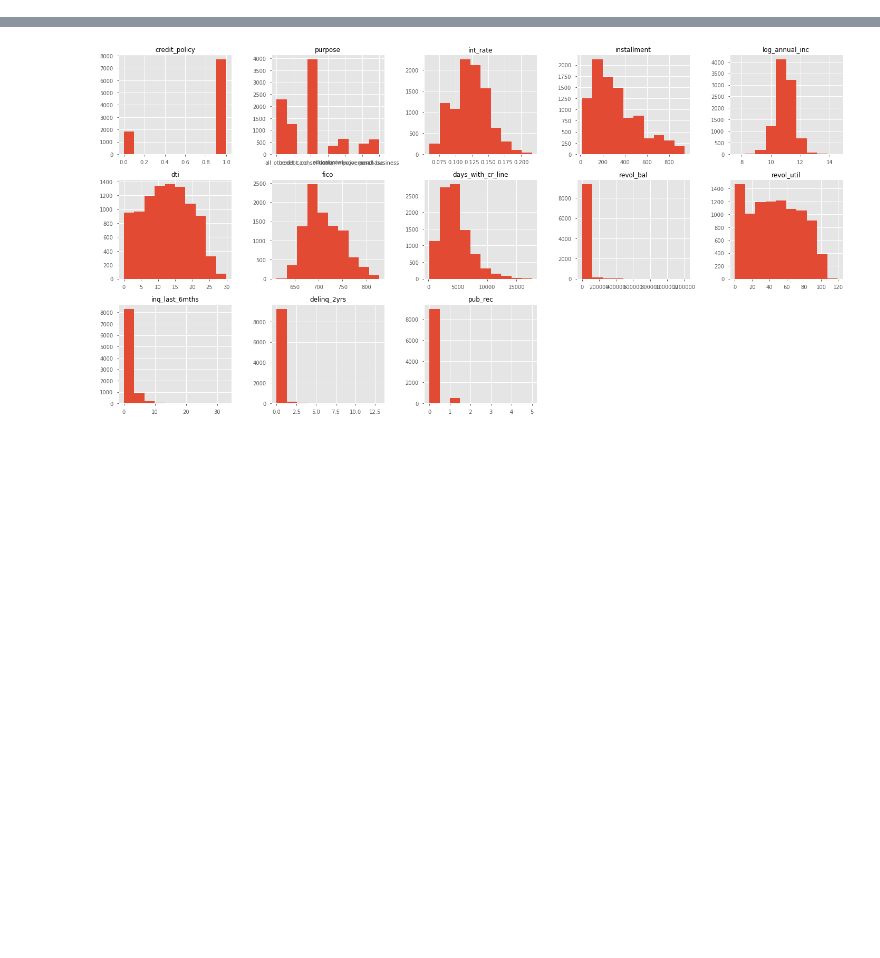
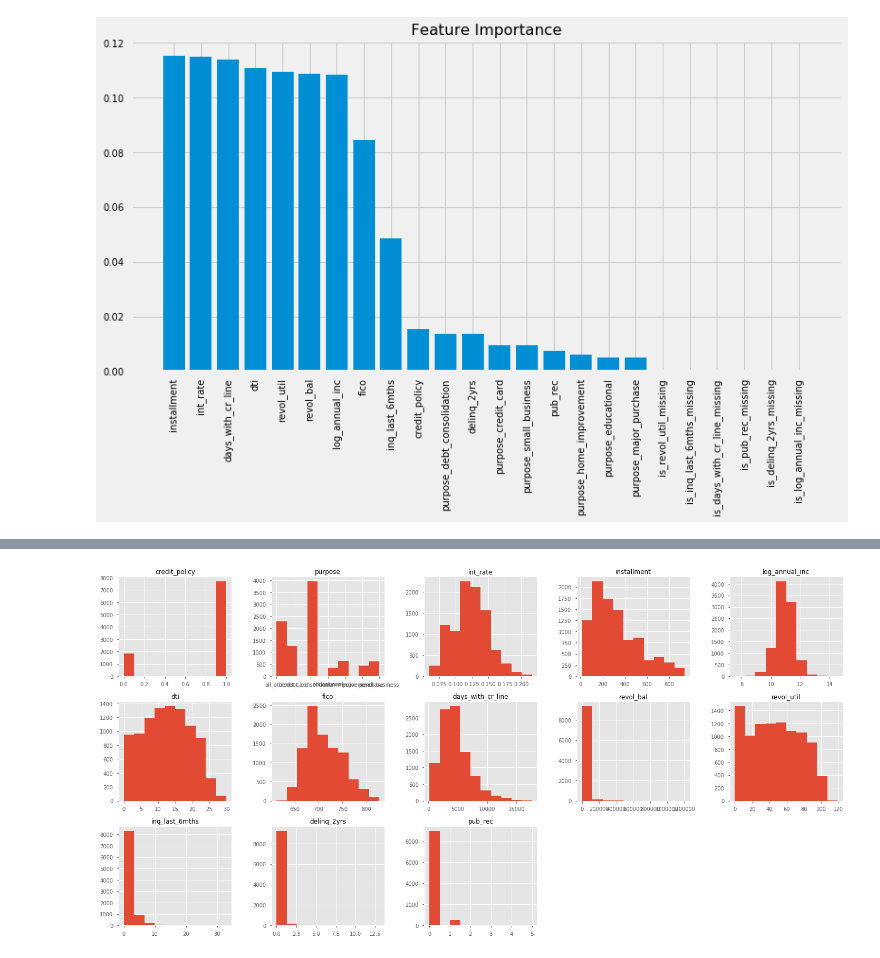
Before and after one commit to ImadDabbura/blog-posts, a Jupyter notebook: notebooks/Predicting-Loan-Repayment.ipynb, the cells around one changed output, grey strips where cells are left out. Saved outputs shown, nothing was run; the diff lists cells and outputs as text; code cells hidden in the pictures; blank space fills up the shorter version.

```diff
--- a/notebooks/Predicting-Loan-Repayment.ipynb
+++ b/notebooks/Predicting-Loan-Repayment.ipynb
@@ -131,0 +285,13 @@ Since we are dealing with imbalanced data, we'll explain in more details in "Dat
+# %%
+# fit RF to plot feature importances
+rf_clf.fit(StandardScaler().fit_transform(Imputer(strategy="median").fit_transform(X_train)), y_train)
+
+# Plot features importance
+importances = rf_clf.feature_importances_
+indices = np.argsort(rf_clf.feature_importances_)[::-1]
+plt.figure(figsize=(12, 6))
+plt.bar(range(1, 25), importances[indices], align="center")
+plt.xticks(range(1, 25), df.columns[df.columns != "not_fully_paid"][indices], rotation=90)
+plt.title("Feature Importance", {"fontsize": 16});
+# %% [output]
+[figure, added]
```
Also changed, not shown: parts of 33 cells of this notebook.
